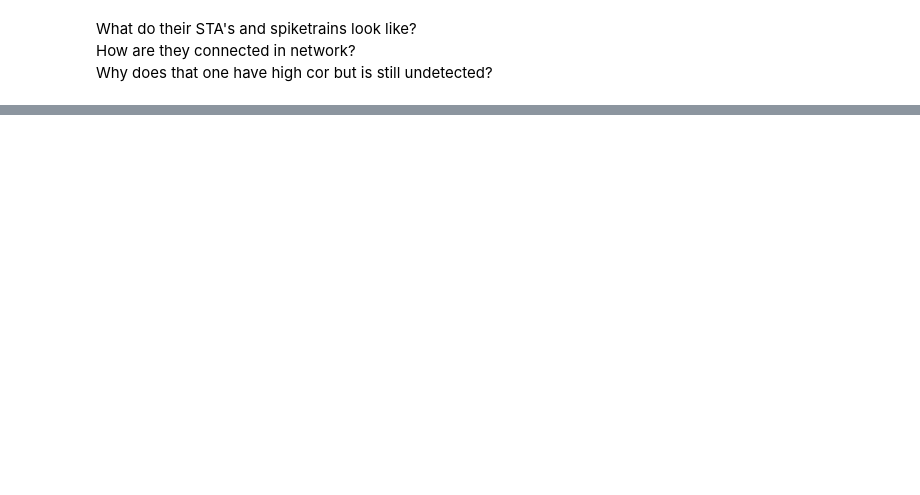
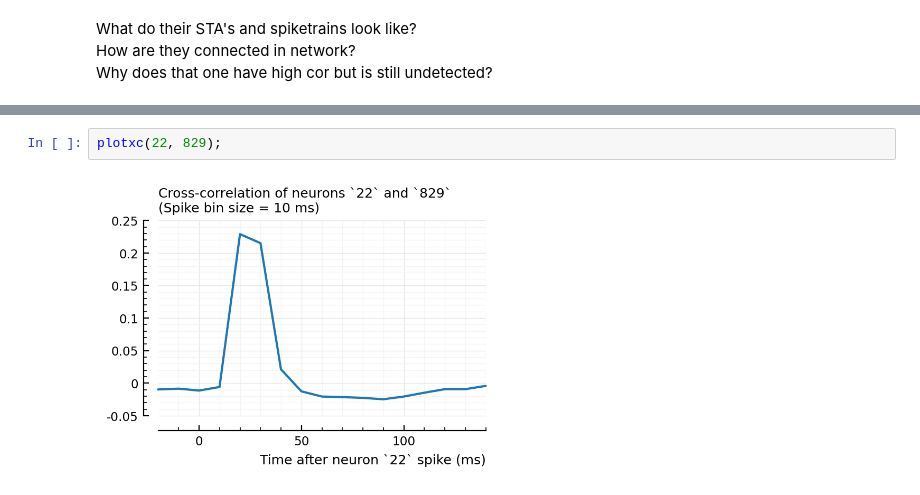
Before and after one commit to tfiers/phd, a Jupyter notebook: _sources/nb/2022-08-17__Investigate_correlated_spikers.ipynb, the cells around one changed output, grey strips where cells are left out. Drawn from its saved outputs; the diff is of its cells as text; blank space fills up the shorter version.

```diff
--- a/_sources/nb/2022-08-17__Investigate_correlated_spikers.ipynb
+++ b/_sources/nb/2022-08-17__Investigate_correlated_spikers.ipynb
@@ -217,0 +286,4 @@ Why does that one have high cor but is still undetected?
+# %%
+plotxc(22, 829);
+# %% [output]
+[figure, added]
```
Also changed, not shown: parts of 43 cells of this notebook, 13 other files.
